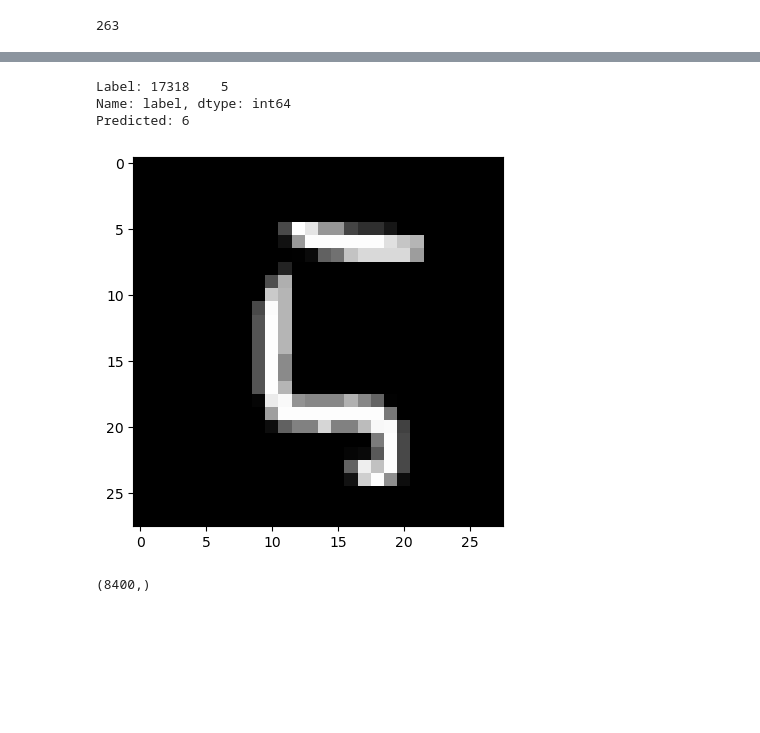
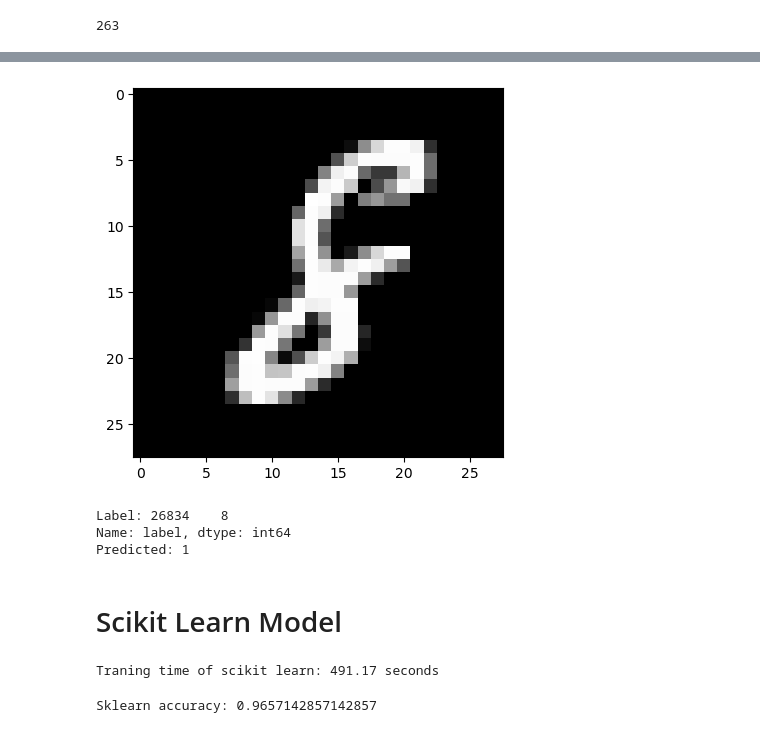
Before and after one commit to firhzmelo/neural-networks-from-scratch, a Jupyter notebook: main.ipynb, the cells around one changed output, grey strips where cells are left out. Saved outputs shown, nothing was run; the diff lists cells and outputs as text; code cells hidden in the pictures; blank space fills up the shorter version.

```diff
--- a/main.ipynb
+++ b/main.ipynb
@@ -94,19 +105,37 @@ for i in range(10):
+# %%
+def incorrect_example(X_data, y_true, y_hat):
+    mask = (y_true != y_hat)
+    incorrect = y_true[mask]
+    incorrect_predictions = y_hat[mask]
+    pos = np.random.randint(0, incorrect.shape[0])
+    idx = incorrect[pos:pos+1].index
+    num = X_data.loc[idx].to_numpy().reshape((28, 28))
+    plt.imshow(num, cmap = plt.get_cmap("gray"))
+    plt.show()
+    print("Label:", y_test.loc[idx])
+    print("Predicted:", incorrect_predictions[pos])
 # %%
-mask = (y_test != predictions)
-incorrect = y_test[mask]
-incorrect_predictions = predictions[mask]
-pos = np.random.randint(0, incorrect.shape[0])
-idx = incorrect[pos:pos+1].index
-num = X_test.loc[idx].to_numpy().reshape((28, 28))
-plt.imshow(num, cmap = plt.get_cmap("gray"))
-print("Label:", y_test.loc[idx])
-print("Predicted:", incorrect_predictions[pos])
+incorrect_example(X_test, y_test, predictions)
 # %% [output]
+[figure, new version]
-Label: 17318    5
+Label: 26834    8
 Name: label, dtype: int64
-Predicted: 6
+Predicted: 1
-[figure, old version]
+# %% [markdown]
+# Scikit Learn Model
 # %%
-print(predictions.shape)
+from sklearn.neural_network import MLPClassifier
+
+sklear_nn = MLPClassifier([50, 20], batch_size = 128, solver = "sgd")
-# %% [output]
-(8400,)
+# %%
+start_time = time.perf_counter()
+sklear_nn.fit(X_train, y_train)
+end_time = time.perf_counter()
+print(f"Traning time of scikit learn: {end_time-start_time:.2f} seconds")
+# %% [output]
+Traning time of scikit learn: 491.17 seconds
+# %%
+sklearn_predictions = sklear_nn.predict(X_test)
+print("Sklearn accuracy:", accuracy_score(y_test, sklearn_predictions))
+# %% [output]
+Sklearn accuracy: 0.9657142857142857
```
Also changed, not shown: parts of 14 cells of this notebook, 5 other files.
